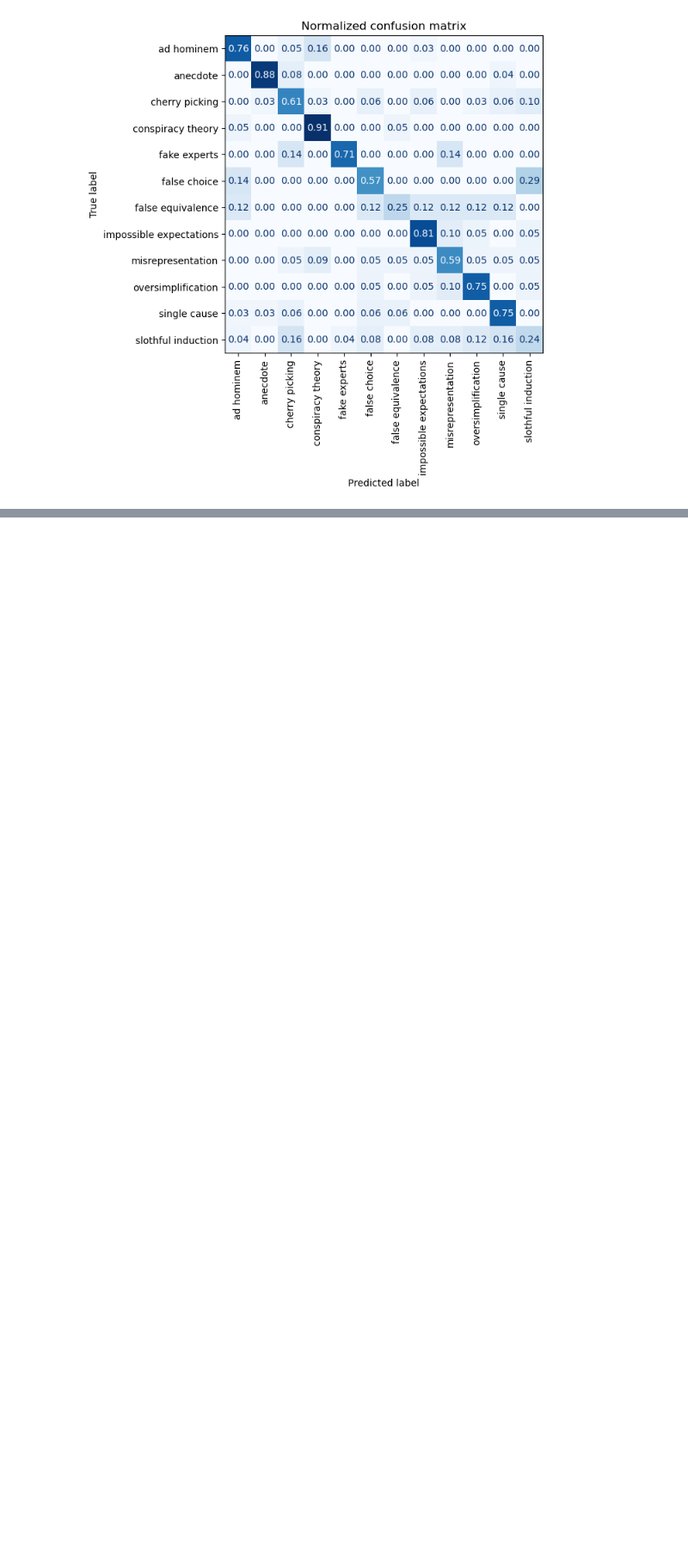
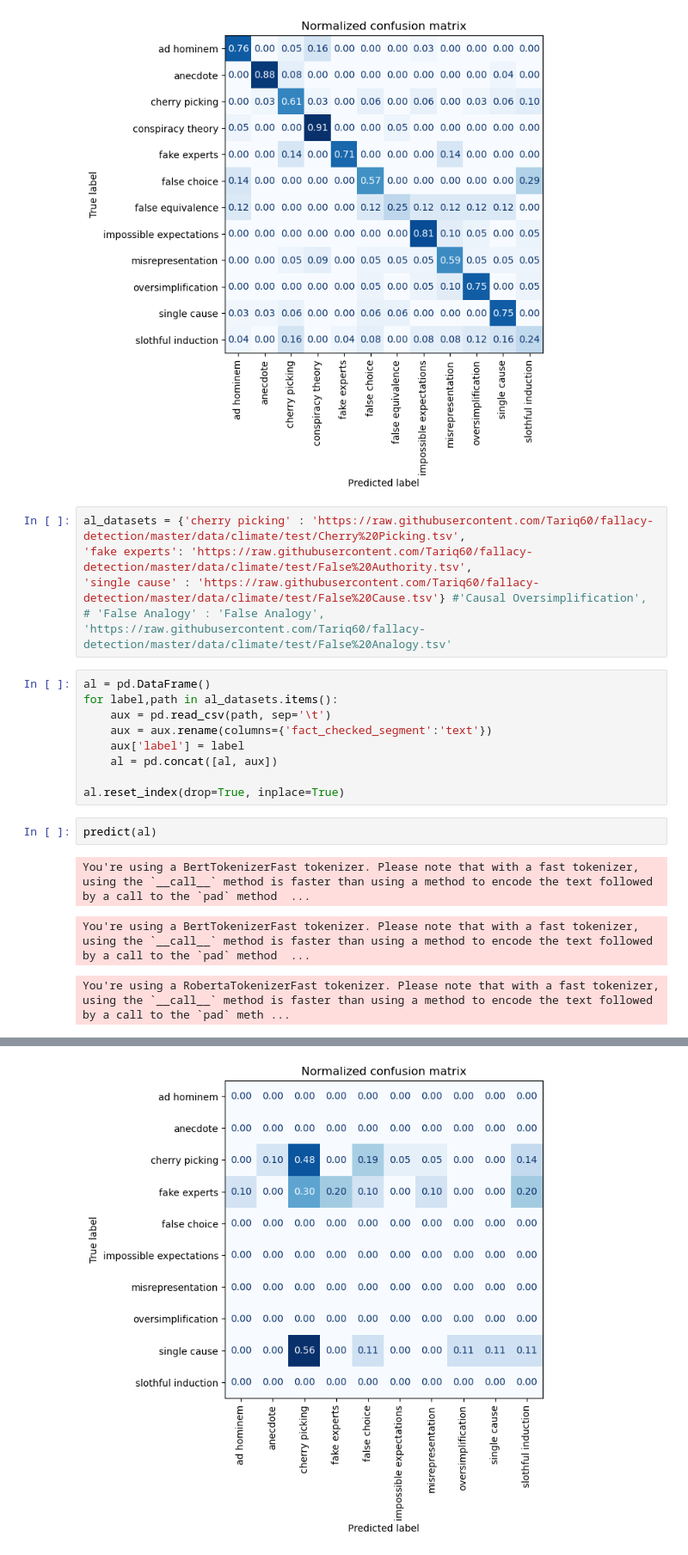
Before and after one commit to fzanart/FLICC, a Jupyter notebook: Stacked_classifier/StackedClassifier.ipynb, the cells around one changed output, grey strips where cells are left out. Shown at 86% size. Saved outputs shown, nothing was run; the diff lists cells and outputs as text; blank space fills up the shorter version.

```diff
--- a/Stacked_classifier/StackedClassifier.ipynb
+++ b/Stacked_classifier/StackedClassifier.ipynb
@@ -80,3 +80,23 @@ impossible expectations       0.68      0.81      0.74        21
               macro avg       0.64      0.65      0.64       256
            weighted avg       0.68      0.68      0.67       256
 [figure]
+# %%
+al_datasets = {'cherry picking' : 'https://raw.githubusercontent.com/Tariq60/fallacy-detection/master/data/climate/test/Cherry%20Picking.tsv',
+'fake experts': 'https://raw.githubusercontent.com/Tariq60/fallacy-detection/master/data/climate/test/False%20Authority.tsv',
+'single cause' : 'https://raw.githubusercontent.com/Tariq60/fallacy-detection/master/data/climate/test/False%20Cause.tsv'} #'Causal Oversimplification',
+# 'False Analogy' : 'False Analogy', 'https://raw.githubusercontent.com/Tariq60/fallacy-detection/master/data/climate/test/False%20Analogy.tsv'
+# %%
+al = pd.DataFrame()
+for label,path in al_datasets.items():
+    aux = pd.read_csv(path, sep='\t')
+    aux = aux.rename(columns={'fact_checked_segment':'text'})
+    aux['label'] = label
+    al = pd.concat([al, aux])
+
+al.reset_index(drop=True, inplace=True)
+# %%
+predict(al)
+# %% [output]
+You're using a BertTokenizerFast tokenizer. Please note that with a fast tokenizer, using the `__call__` method is faster than using a method to encode the text followed by a call to the `pad` method  ...
+You're using a BertTokenizerFast tokenizer. Please note that with a fast tokenizer, using the `__call__` method is faster than using a method to encode the text followed by a call to the `pad` method  ...
+You're using a RobertaTokenizerFast tokenizer. Please note that with a fast tokenizer, using the `__call__` method is faster than using a method to encode the text followed by a call to the `pad` meth ...
@@ -82,0 +119 @@ impossible expectations       0.68      0.81      0.74        21
+[figure, added]
```
Also changed, not shown: parts of 1 cell of this notebook, 1 other file.
